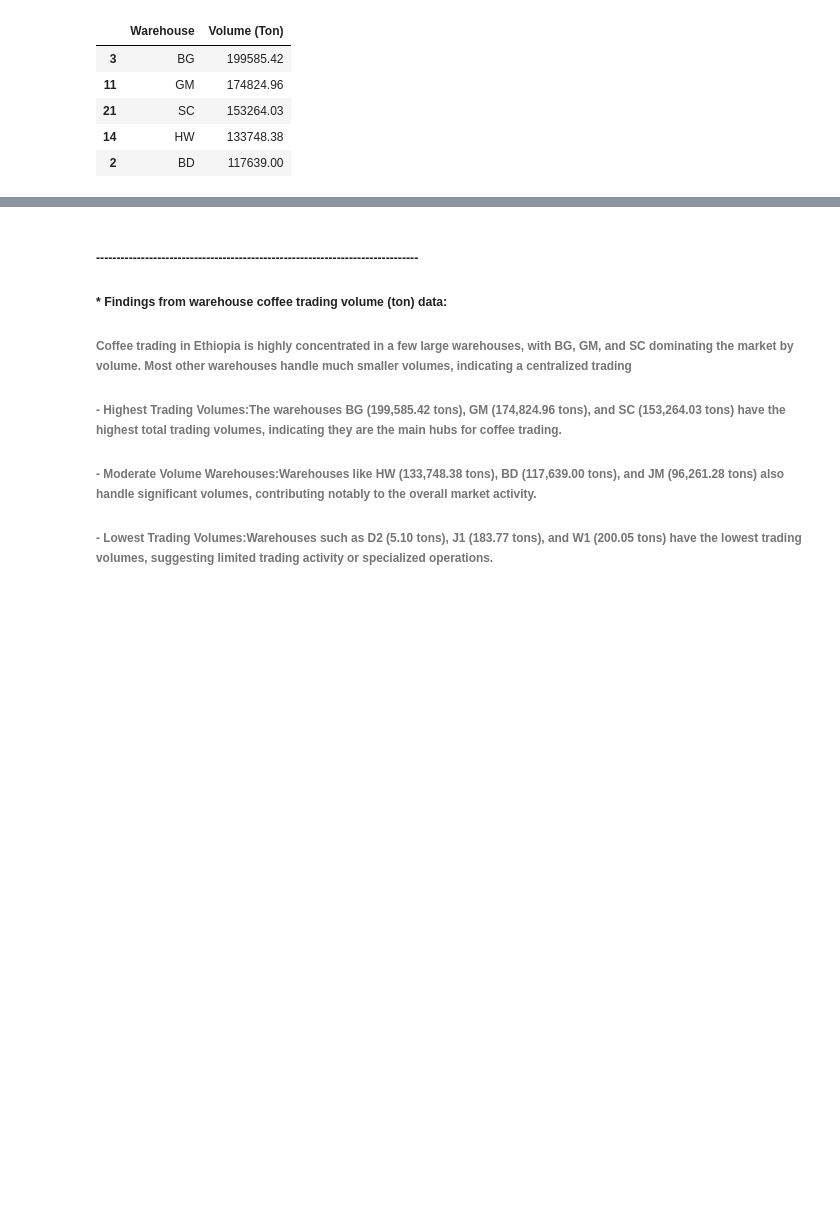
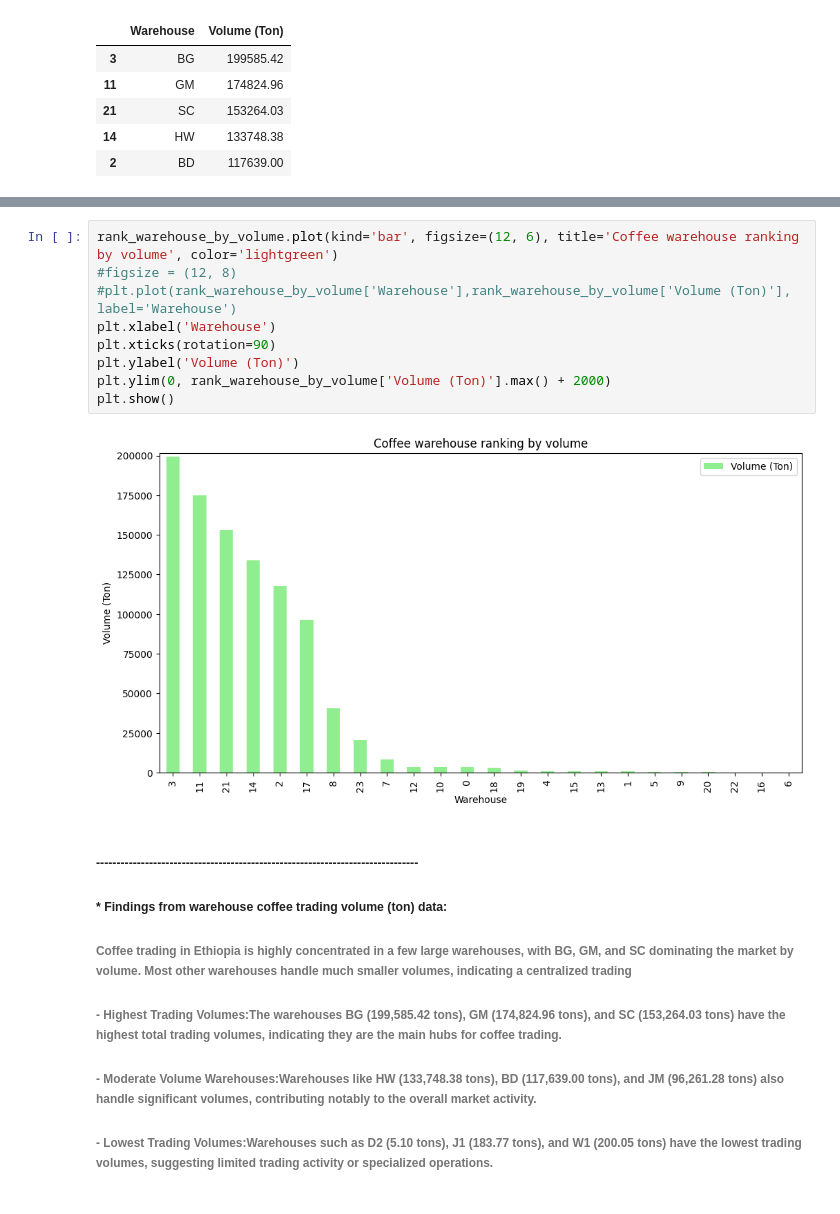
Before and after one commit to natnaelaster/data-analysis-projects, a Jupyter notebook: ETH_Coffee python + tablue/ethio-coffe-exchange.ipynb, the cells around one changed output, grey strips where cells are left out. Saved outputs shown, nothing was run; the diff lists cells and outputs as text; blank space fills up the shorter version.

```diff
--- a/ETH_Coffee python + tablue/ethio-coffe-exchange.ipynb
+++ b/ETH_Coffee python + tablue/ethio-coffe-exchange.ipynb
@@ -422,3 +425,14 @@ plt.show()
+# %%
+rank_warehouse_by_volume.plot(kind='bar', figsize=(12, 6), title='Coffee warehouse ranking by volume', color='lightgreen')
+#figsize = (12, 8)
+#plt.plot(rank_warehouse_by_volume['Warehouse'],rank_warehouse_by_volume['Volume (Ton)'], label='Warehouse')
+plt.xlabel('Warehouse')
+plt.xticks(rotation=90)
+plt.ylabel('Volume (Ton)')
+plt.ylim(0, rank_warehouse_by_volume['Volume (Ton)'].max() + 2000)
+plt.show()
+# %% [output]
+[figure, added]
 # %% [markdown]
 ##### -------------------------------------------------------------------------------
 ##### * Findings from warehouse coffee trading volume (ton) data:
```
Also changed, not shown: parts of 2 cells of this notebook.
